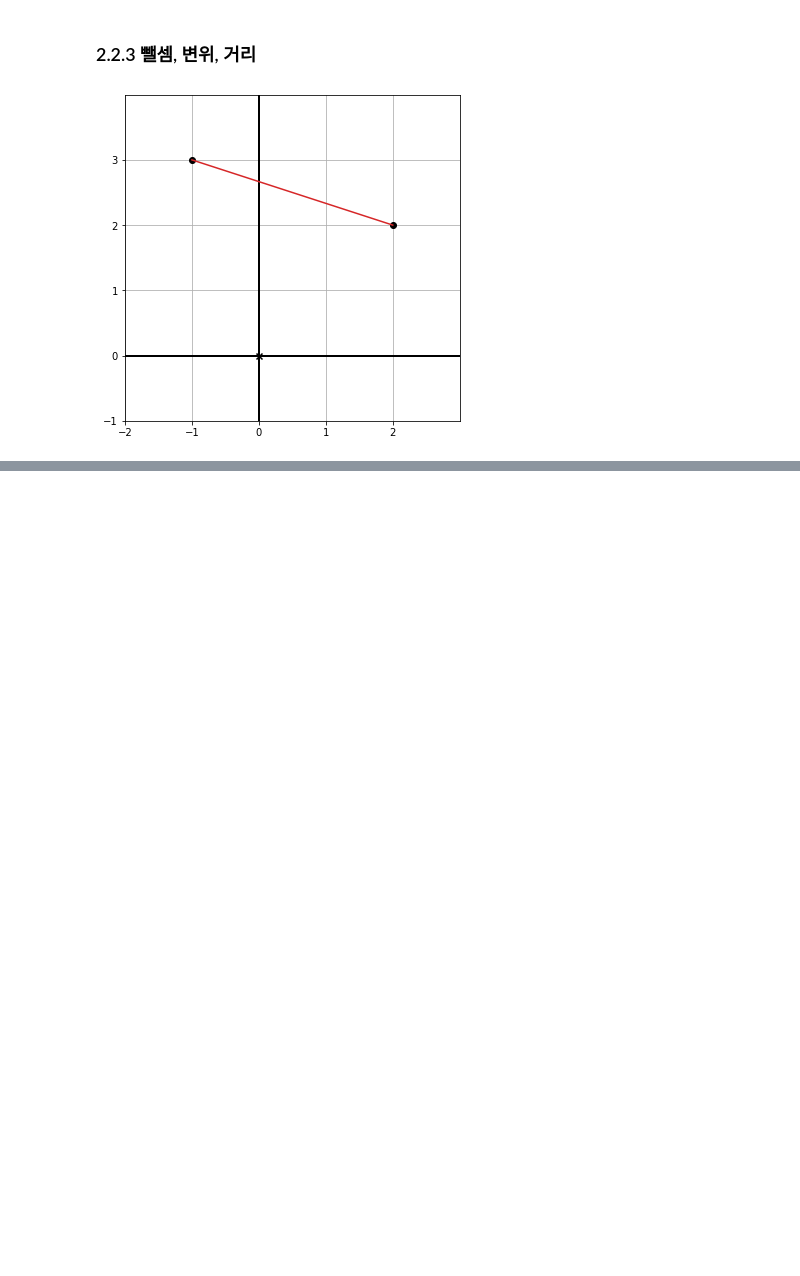
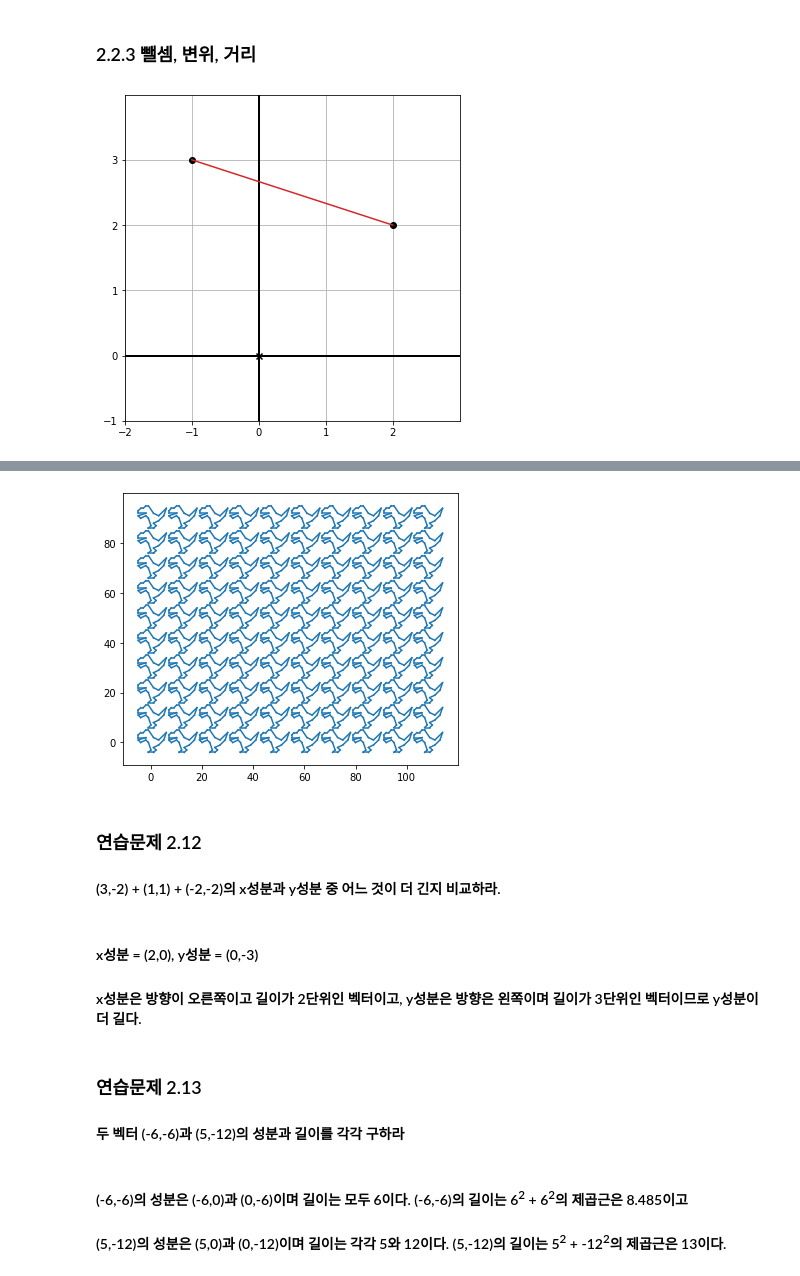
Before and after one commit to lhk6565/Math-for-Programmers, a Jupyter notebook: Part 1/Chapter 02/Chapter 02 Walkthrough.ipynb, the cells around one changed output, grey strips where cells are left out. Saved outputs shown, nothing was run; the diff lists cells and outputs as text; code cells hidden in the pictures; blank space fills up the shorter version.

```diff
--- a/Part 1/Chapter 02/Chapter 02 Walkthrough.ipynb
+++ b/Part 1/Chapter 02/Chapter 02 Walkthrough.ipynb
@@ -139,0 +148,24 @@ translate((1,1), [(0,0), (0,1), (-3,-3)])
+# %%
+def hundred_dinos():
+    translations = [(12*x, 10*y)
+                  for x in range(0,10)
+                  for y in range(0,10)]
+    dinos = [Polygon(*translate(t, dino_vectors), color = blue)
+             for t in translations]
+    draw(*dinos, grid=None, axes=None, origin=None)
+# %%
+hundred_dinos()
+# %% [output]
+[figure, added]
+# %% [markdown]
+### 연습문제 2.12
+#### (3,-2) + (1,1) + (-2,-2)의 x성분과 y성분 중 어느 것이 더 긴지 비교하라.
+# %% [markdown]
+#### x성분 = (2,0), y성분 = (0,-3)
+#### x성분은 방향이 오른쪽이고 길이가 2단위인 벡터이고, y성분은 방향은 왼쪽이며 길이가 3단위인 벡터이므로 y성분이 더 길다.
+# %% [markdown]
+### 연습문제 2.13
+#### 두 벡터 (-6,-6)과 (5,-12)의 성분과 길이를 각각 구하라
+# %% [markdown]
+#### (-6,-6)의 성분은 (-6,0)과 (0,-6)이며 길이는 모두 6이다. (-6,-6)의 길이는 6<sup>2</sup> + 6<sup>2</sup>의 제곱근은 8.485이고
+#### (5,-12)의 성분은 (5,0)과 (0,-12)이며 길이는 각각 5와 12이다. (5,-12)의 길이는 5<sup>2</sup> + -12<sup>2</sup>의 제곱근은 13이다.
```
Also changed, not shown: parts of 21 cells of this notebook.
